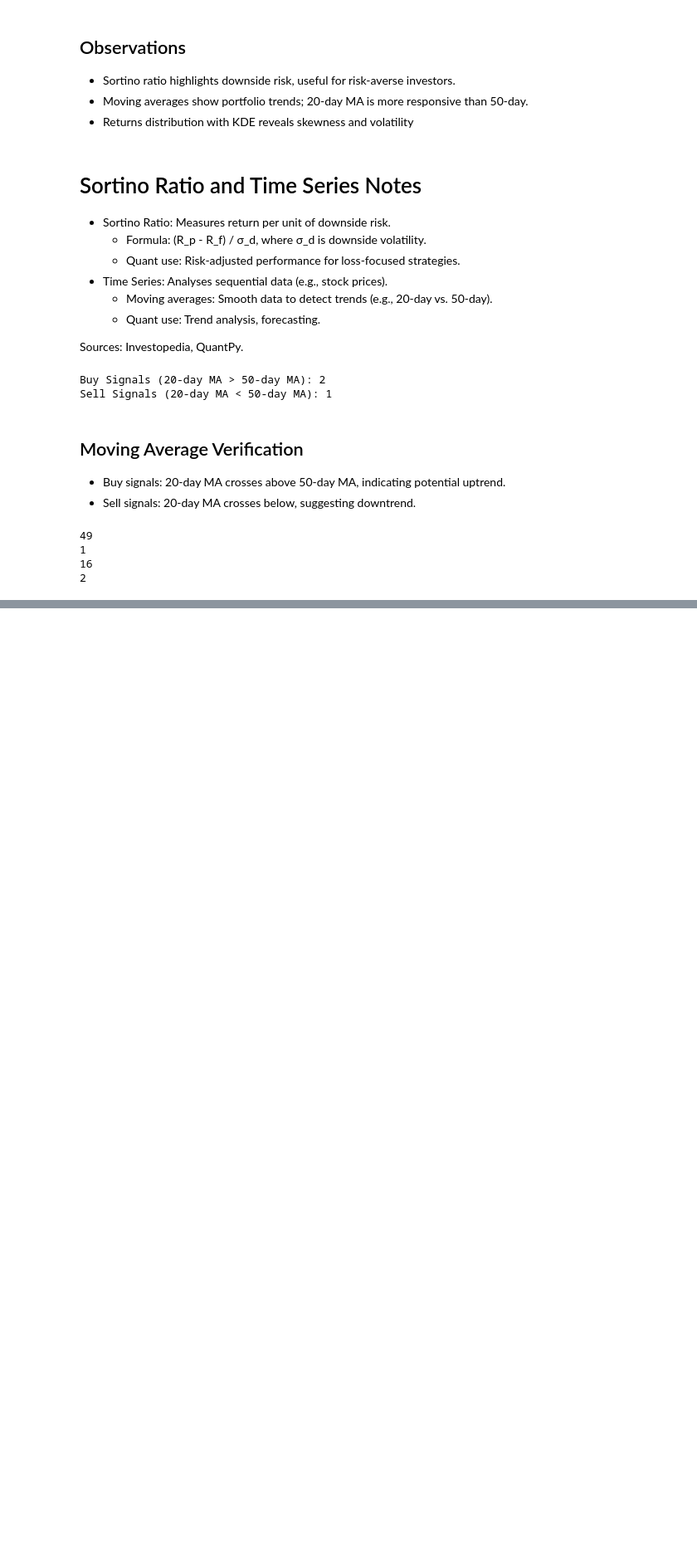
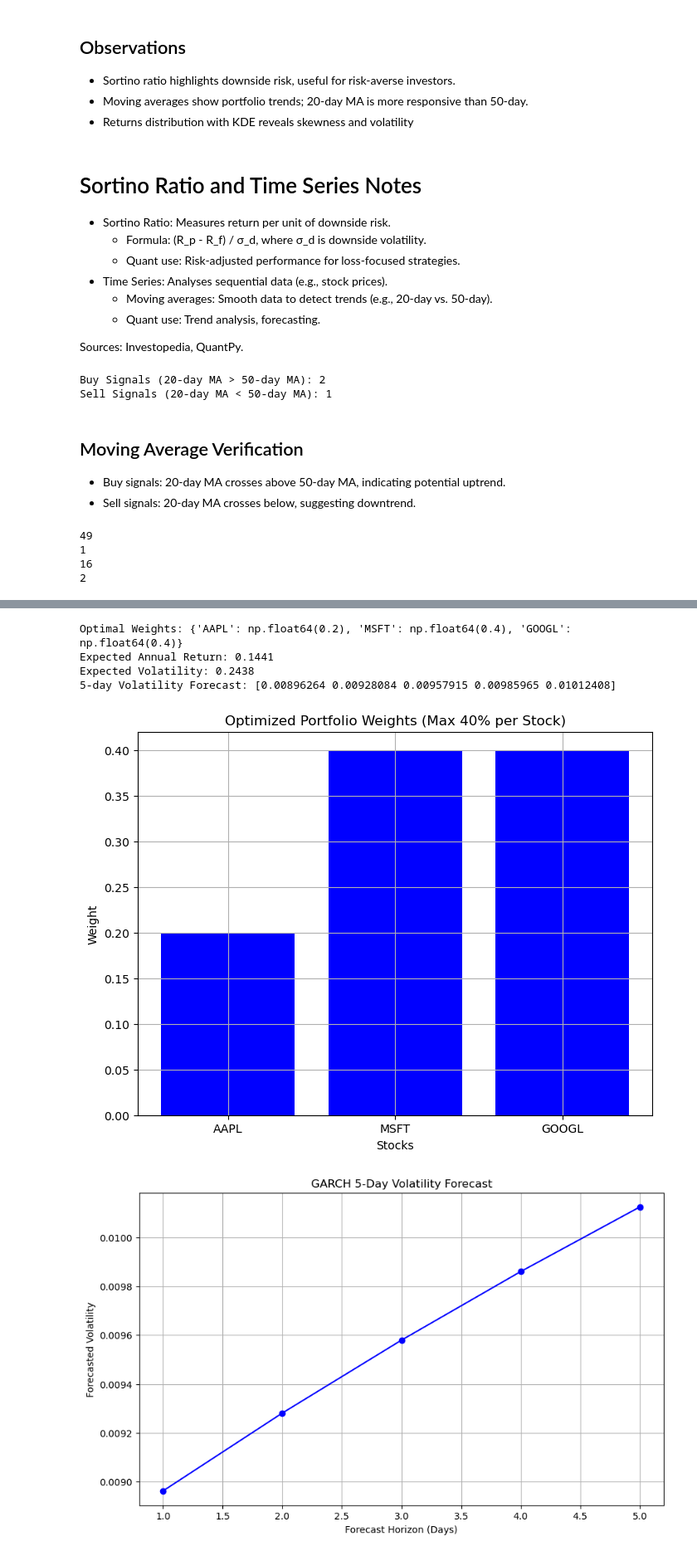
Before and after one commit to mhezie/Quant-Portfolio, a Jupyter notebook: Quant-Portfolio.ipynb, the cells around one changed output, grey strips where cells are left out. Shown at 83% size. Drawn from its saved outputs; the diff is of its cells as text; code cells hidden in the pictures; blank space fills up the shorter version.

```diff
--- a/Quant-Portfolio.ipynb
+++ b/Quant-Portfolio.ipynb
@@ -900,0 +921,72 @@ print(maxArea([1, 2, 1]))                   # Expected: 2
+# %%
+import yfinance as yf
+import pandas as pd
+import numpy as np
+import matplotlib.pyplot as plt
+from scipy.optimize import minimize
+from arch import arch_model
+
+# Download data for AAPL, MSFT, GOOGL (1 year, daily)
+tickers = ['AAPL', 'MSFT', 'GOOGL']
+data = yf.download(tickers, start='2024-07-24', end='2025-07-24', progress=False, auto_adjust=False)['Close']
+returns = data.pct_change().dropna()
+
+# Portfolio stats functions
+def portfolio_returns(weights, returns, annualise=True):
+    weights = np.array(weights)
+    ret = np.sum(returns.mean() * weights)
+    return ret * 252 if annualise else ret
+def portfolio_volatility(weights, returns, cov_matrix, annualise=True):
+    weights = np.array(weights)
+    vol = np.sqrt(np.dot(weights.T, np.dot(cov_matrix * (252 if annualise else 1), weights)))
+    return vol
+def negative_sharpe_ratio(weights, returns, cov_matrix, risk_free_rate=0.03):
+    ret = portfolio_returns(weights, returns, annualise=True)
+    vol = portfolio_volatility(weights, returns, cov_matrix, annualise=True)
+    return -(ret - risk_free_rate) / vol
+
+# Portfolio optimization with constraints
+n_assets = len(tickers)
+constraints = [{'type': 'eq', 'fun': lambda w: np.sum(w) - 1},  # Sum to 1
+               {'type': 'ineq', 'fun': lambda w: 0.40 - w}]     # Max 40% per stock
+bounds = [(0, 0.40) for b in range(n_assets)]
+initial_weights = np.array([1/n_assets] * n_assets)
+result = minimize(negative_sharpe_ratio, initial_weights, args=(returns, returns.cov()),
+                  method='SLSQP', bounds=bounds, constraints=constraints)
+optimal_weights = result.x
+print(f"Optimal Weights: {dict(zip(tickers, optimal_weights.round(4)))}")
+print(f"Expected Annual Return: {portfolio_returns(optimal_weights, returns, annualise=True):.4f}")
+print(f"Expected Volatility: {portfolio_volatility(optimal_weights, returns, returns.cov(), annualise=True):.4f}")
+
+# GARCH volatility forecast for portfolio
+portfolio_rets = (returns * optimal_weights).sum(axis=1) * 100 # In percentage
+garch_model = arch_model(portfolio_rets, vol='Garch', p=1, q=1, dist='Normal')
+garch_fit = garch_model.fit(disp='off')
+forecast = garch_fit.forecast(horizon=5)
+forecasted_vol = np.sqrt(forecast.variance.values[-1, :]) / 100 # Convert to daily
+print(f"5-day Volatility Forecast: {forecasted_vol}")
+
+# Plot optimized weights
+plt.figure(figsize=(8, 6))
+plt.bar(tickers, optimal_weights, color='b')
+plt.xlabel("Stocks")
+plt.ylabel("Weight")
+plt.title("Optimized Portfolio Weights (Max 40% per Stock)")
+plt.grid(True)
+plt.show()
+
+# Plot GARCH volatility forecast
+plt.figure(figsize=(10, 6))
+plt.plot(range(1, 6), forecasted_vol, marker='o', color='b')
+plt.xlabel("Forecast Horizon (Days)")
+plt.ylabel("Forecasted Volatility")
+plt.title("GARCH 5-Day Volatility Forecast")
+plt.grid(True)
+plt.show()
+# %% [output]
+Optimal Weights: {'AAPL': np.float64(0.2), 'MSFT': np.float64(0.4), 'GOOGL': np.float64(0.4)}
+Expected Annual Return: 0.1441
+Expected Volatility: 0.2438
+5-day Volatility Forecast: [0.00896264 0.00928084 0.00957915 0.00985965 0.01012408]
+[figure, added]
+[figure, added]
```
Also changed, not shown: parts of 9 cells of this notebook.
